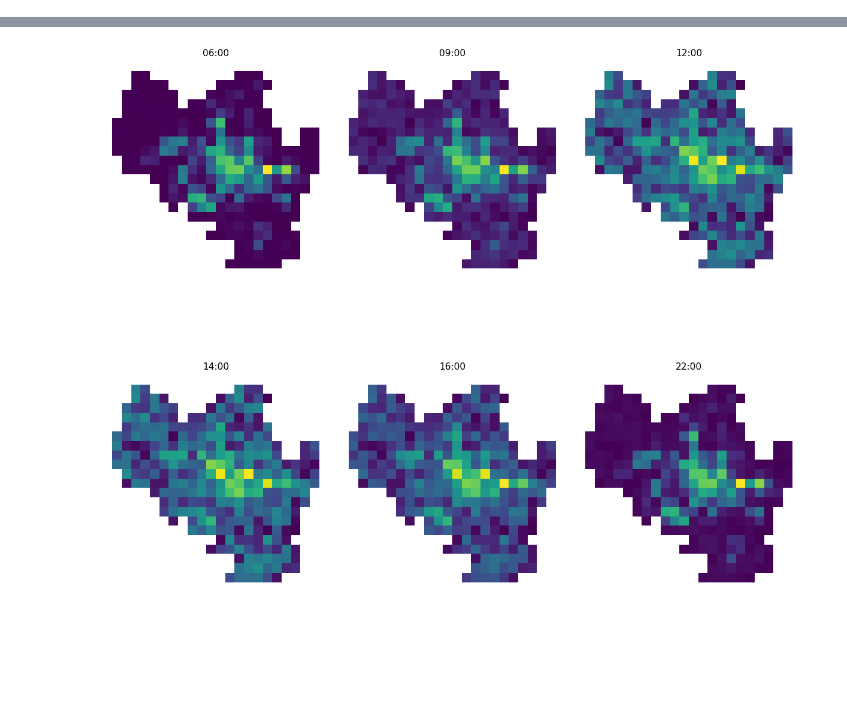
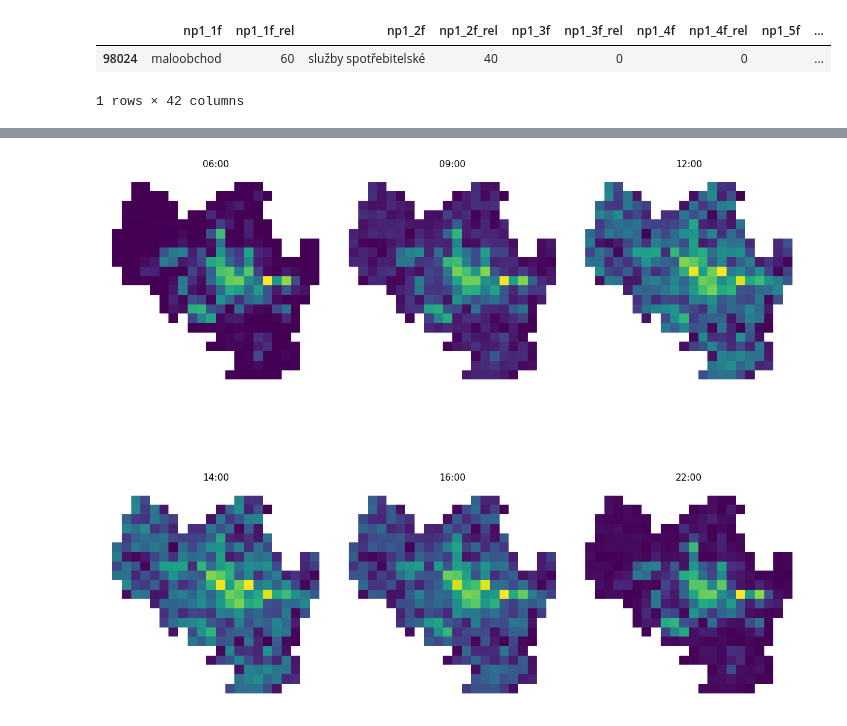
Before and after one commit to Yunshuo-T/Brno_Chronotope, a Jupyter notebook: scripts/illustration.ipynb, the cells around one changed output, grey strips where cells are left out. Drawn from its saved outputs; the diff is of its cells as text; code cells hidden in the pictures; blank space fills up the shorter version.

```diff
--- a/scripts/illustration.ipynb
+++ b/scripts/illustration.ipynb
@@ -8,6 +9,16 @@ import matplotlib as mpl
 brno_b_point = r"data\brno_build_points.geojson"
 grid = r"data\brno_grid.shp" # 1km*1km
 brno_outline = r"data\Brno_outline.shp"
+brno_floor = r"data\brno_buildings.geojson"
 b_outline = gpd.read_file(brno_outline)
 b_point = gpd.read_file(brno_b_point )
 b_grid = gpd.read_file(grid)
+b_floor = gpd.read_file(brno_floor)
+# %%
+floors = b_floor.loc[:,'np1_1f':'np28_1f1']
+# %%
+floors[98024:98025]
+# %% [output]
+|  | np1_1f | np1_1f_rel | np1_2f | np1_2f_rel | np1_3f | np1_3f_rel | np1_4f | np1_4f_rel | np1_5f | ... |
+| 98024 | maloobchod | 60 | služby spotřebitelské | 40 |  | 0 |  | 0 |  | ... |
+1 rows × 42 columns
```
Also changed, not shown: parts of 10 cells of this notebook.
